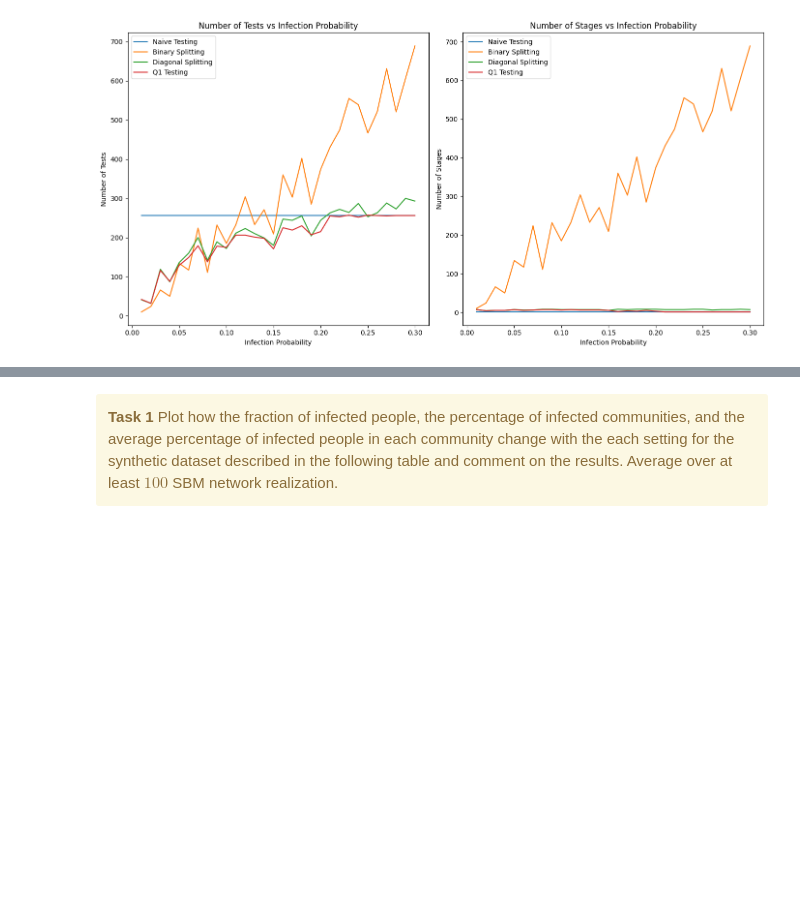
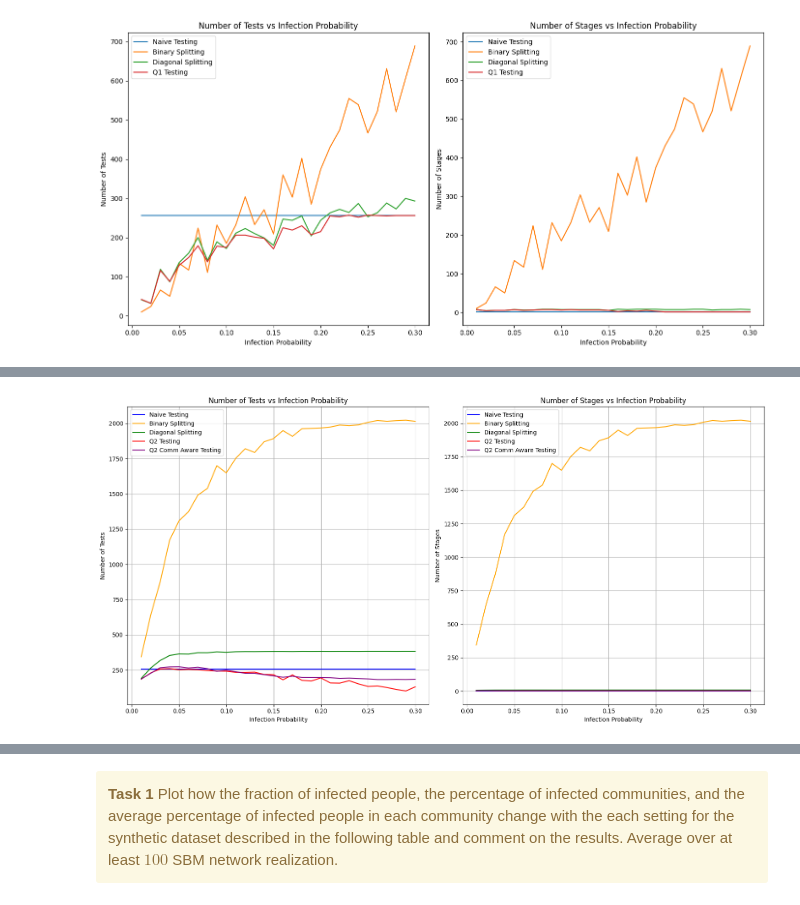
Before and after one commit to utk7arsh/Adaptive-testing-for-infection-spread, a Jupyter notebook: main.ipynb, the cells around one changed output, grey strips where cells are left out. Drawn from its saved outputs; the diff is of its cells as text; code cells hidden in the pictures; blank space fills up the shorter version.

```diff
--- a/main.ipynb
+++ b/main.ipynb
@@ -515,0 +601,100 @@ plt.show()
+# %%
+######################## Comparing Q2 and Q2 comm aware
+# Initialize lists to store results
+np.random.seed(50)
+
+infection_probabilities = np.arange(0.01, 0.31, 0.01)
+num_tests_naive = []
+num_tests_binary = []
+num_tests_diag = []
+num_tests_q2 = []
+num_tests_q2_comm = []
+stages_naive = []
+stages_binary = []
+stages_diag = []
+stages_q2 = []
+stages_q2_comm = []
+
+N = 256  # Total number of nodes
+M = 16   # Number of communities
+q0 = 0.9  # Intra-community connection probability
+q1 = 0.1  # Inter-community connection probability
+p1 = 0.1  # Probability of infection spread to neighbors
+time_steps = 2  # Number of days to simulate the infection spread
+
+# Run simulations for varying infection probabilities
+for p0 in infection_probabilities:
+    naive_tests_total, naive_stages_total = 0, 0
+    binary_tests_total, binary_stages_total = 0, 0
+    diag_tests_total, diag_stages_total = 0, 0
+    Q2_tests_total, Q2_stages_total = 0, 0
+    Q2Comm_tests_total, Q2Comm_stages_total = 0, 0
+
+    for _ in range(10):  # Running multiple simulations
+        G = SBM(N, M, q0, q1)
+        communities = create_communities(N, M)
+        infection_progression = infect(G, p0, p1, time_steps)
+        final_state = infection_progression
+
+        naive_tests, naive_stages = naive_testing(final_state)[0:2]
+        binary_tests, binary_stages = binary_splitting(final_state)[0:2]
+        diag_tests, diag_stages = diag_splitting(final_state)
+        Q2_tests, Q2_stages = Qtesting2(final_state)
+        Q2Comm_tests, Q2Comm_stages = Qtesting2_comm_aware(final_state, communities)
+
+        naive_tests_total += naive_tests
+        naive_stages_total += naive_stages
+        binary_tests_total += binary_tests
+        binary_stages_total += binary_stages
+        diag_tests_total += diag_tests
+        diag_stages_total += diag_stages
+        Q2_tests_total += Q2_tests
+        Q2_stages_total += Q2_stages
+        Q2Comm_tests_total += Q2Comm_tests
+        Q2Comm_stages_total += Q2Comm_stages
+
+    num_tests_naive.append(naive_tests_total / 10)
+    stages_naive.append(naive_stages_total / 10)
+    num_tests_binary.append(binary_tests_total / 10)
+    stages_binary.append(binary_stages_total / 10)
+    num_tests_diag.append(diag_tests_total / 10)
+    stages_diag.append(diag_stages_total / 10)
+    num_tests_q2.append(Q2_tests_total / 10)
+    stages_q2.append(Q2_stages_total / 10)
+    num_tests_q2_comm.append(Q2Comm_tests_total / 10)
+    stages_q2_comm.append(Q2Comm_stages_total / 10)
+
+plt.figure(figsize=(16, 8))
+
+# Plot Number of Tests
+plt.subplot(1, 2, 1)
+plt.plot(infection_probabilities, num_tests_naive, label="Naive Testing", color='blue')
+plt.plot(infection_probabilities, num_tests_binary, label="Binary Splitting", color='orange')
+plt.plot(infection_probabilities, num_tests_diag, label="Diagonal Splitting", color='green')
+plt.plot(infection_probabilities, num_tests_q2, label="Q2 Testing", color='red')
+plt.plot(infection_probabilities, num_tests_q2_comm, label="Q2 Comm Aware Testing", color='purple')
+
+plt.xlabel("Infection Probability")
+plt.ylabel("Number of Tests")
+plt.title("Number of Tests vs Infection Probability")
+plt.legend()
+plt.grid(True)
+
+# Plot Number of Stages
+plt.subplot(1, 2, 2)
+plt.plot(infection_probabilities, stages_naive, label="Naive Testing", color='blue')
+plt.plot(infection_probabilities, stages_binary, label="Binary Splitting", color='orange')
+plt.plot(infection_probabilities, stages_diag, label="Diagonal Splitting", color='green')
+plt.plot(infection_probabilities, stages_q2, label="Q2 Testing", color='red')
+plt.plot(infection_probabilities, stages_q2_comm, label="Q2 Comm Aware Testing", color='purple')
+
+plt.xlabel("Infection Probability")
+plt.ylabel("Number of Stages")
+plt.title("Number of Stages vs Infection Probability")
+plt.legend()
+plt.grid(True)
+
+plt.tight_layout()
+plt.show()
+# %% [output]
+[figure, added]
```
Also changed, not shown: parts of 8 cells of this notebook, 1 other file.
